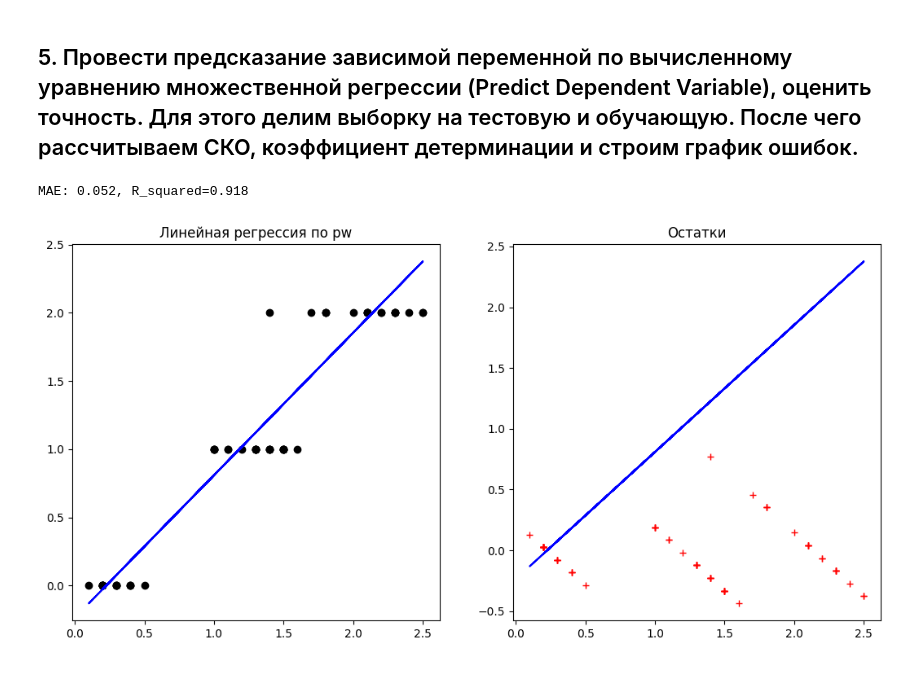
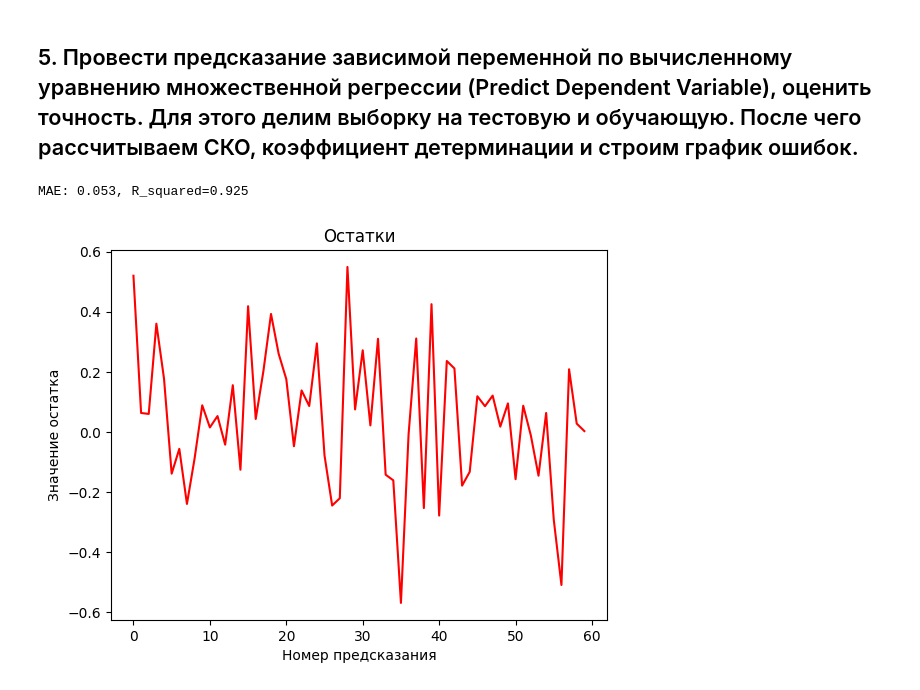
Before and after one commit to ZOaZOaZoa/IAD_lab01, a Jupyter notebook: lab01.ipynb, the cells around one changed output. Saved outputs shown, nothing was run; the diff lists cells and outputs as text; code cells hidden in the pictures.

```diff
--- a/lab01.ipynb
+++ b/lab01.ipynb
@@ -373,37 +378,32 @@ sl: 1.228       sw: 0.282       pl: 1.073       pw: 1.510       multiple: 1.077
 # %%
 from sklearn.model_selection import train_test_split
 
 train, test = train_test_split(iris_pd, test_size=0.4)
 
-column_train = 'pw'
+column_train = ['sl', 'sw', 'pl', 'pw']
+k_reg = len(column_train)
 test_y = test['target'].values.reshape(-1, 1)
 train_y = train['target'].values.reshape(-1, 1)
-train_x = train[column_train].values.reshape(-1, 1)
-test_x = test[column_train].values.reshape(-1, 1)
+train_x = train[column_train].values.reshape(-1, k_reg)
+test_x = test[column_train].values.reshape(-1, k_reg)
 
 regr = linear_model.LinearRegression()
 regr.fit(train_x, train_y)
 
 test_pred = regr.predict(test_x)
 test_residues = (test_y - test_pred).reshape(-1)
 test_MAE = (test_residues **  2).mean()
 test_Q = test_y.var()*len(test_y)
 test_Qres = np.dot(test_residues, test_residues)
-test_R_squared = 1 - test_Qres/test_Q
+test_R_squared = 1 - (test_Qres/(n-k))/ (test_Q/(n-1))
 
 print(f'MAE: {test_MAE:.3f}, R_squared={test_R_squared:.3f}')
 
-plt.figure(figsize=(12.8,6))
-plt.subplot(1, 2, 1)
-plt.title(f'Линейная регрессия по {column_train}')
-plt.plot(test_x, test_y, 'ko')
-plt.plot(test_x, test_pred, color='blue')
-
-plt.subplot(1, 2, 2)
 plt.title(f'Остатки')
-plt.plot(test_x, test_pred, color='blue')
-plt.plot(test_x, test_residues, 'r+')
+plt.plot(test_residues, 'r')
+plt.xlabel('Номер предсказания')
+plt.ylabel('Значение остатка')
 plt.show()
 # %% [output]
-MAE: 0.052, R_squared=0.918
+MAE: 0.053, R_squared=0.925
-[figure, old version]
+[figure, new version]
```
Also changed, not shown: parts of 7 cells of this notebook, 10 other files.
